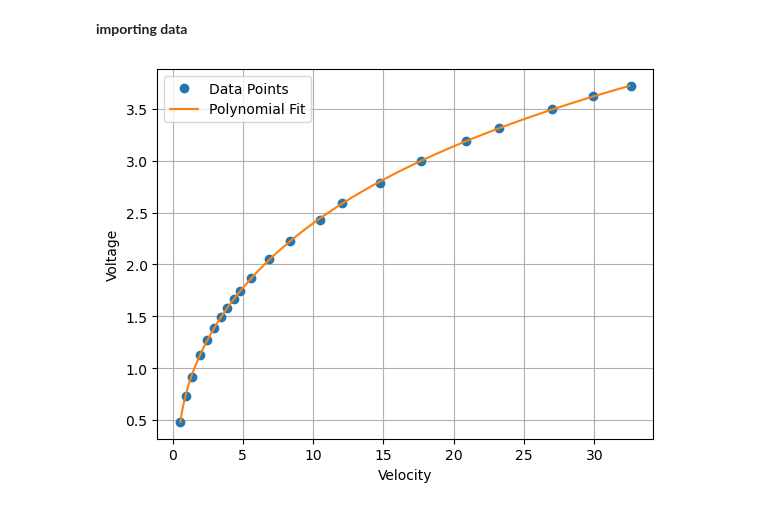
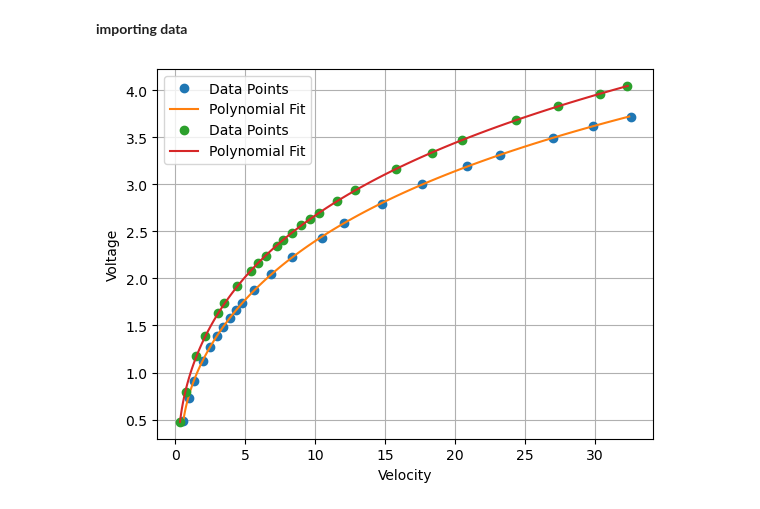
Before and after one commit to VictorLier/ExperimentalFluid, a Jupyter notebook: Hot-wire/calibration_marc.ipynb, the cells around one changed output. Drawn from its saved outputs; the diff is of its cells as text; code cells hidden in the pictures.

Commit message:
calibration class

```diff
--- a/Hot-wire/calibration_marc.ipynb
+++ b/Hot-wire/calibration_marc.ipynb
@@ -59,27 +55,31 @@ df.to_csv('calibration_data.csv', index=False)
 # %%
 import pandas as pd
 import numpy as np
 import matplotlib.pyplot as plt
 
-calibration_data = pd.read_csv('calibration_data.csv')
-U = calibration_data['Velocity'].values
-V = calibration_data['Voltage'].values
+cali_1 = calibration('Measurement\Data\Calibration1')
+cali_2 = calibration('Measurement\Data\Calibration2')
 
-coefficients = np.polyfit(V, U, 4)
-np.savetxt('polynomial_coefficients.txt', coefficients)
-
-# coefficients = np.loadtxt('polynomial_coefficients.txt')
 
 # Generate voltage values for plotting
-voltage_values = np.linspace(min(V), max(V), 100)
-velocity_values = np.polyval(coefficients, voltage_values)
+voltage_values1 = np.linspace(min(cali_1.V), max(cali_1.V), 100)
+velocity_values1 = np.polyval(cali_1.coefficients, voltage_values1)
 
-plt.plot(U, V, 'o', label='Data Points')
-plt.plot(velocity_values, voltage_values, label='Polynomial Fit')
+voltage_values2 = np.linspace(min(cali_2.V), max(cali_2.V), 100)
+velocity_values2 = np.polyval(cali_2.coefficients, voltage_values2)
+
+plt.plot(cali_1.U, cali_1.V, 'o', label='Data Points')
+plt.plot(velocity_values1, voltage_values1, label='Polynomial Fit')
+
+plt.plot(cali_2.U, cali_2.V, 'o', label='Data Points')
+plt.plot(velocity_values2, voltage_values2, label='Polynomial Fit')
+
 plt.xlabel('Velocity')
 plt.ylabel('Voltage')
 plt.legend()
 plt.grid()
 plt.show()
+
+cali_2.save_coefficients('polynomial_coefficients.txt')
 # %% [output]
-[figure, old version]
+[figure, new version]
```
Also changed, not shown: parts of 1 cell of this notebook, 1 other file.
